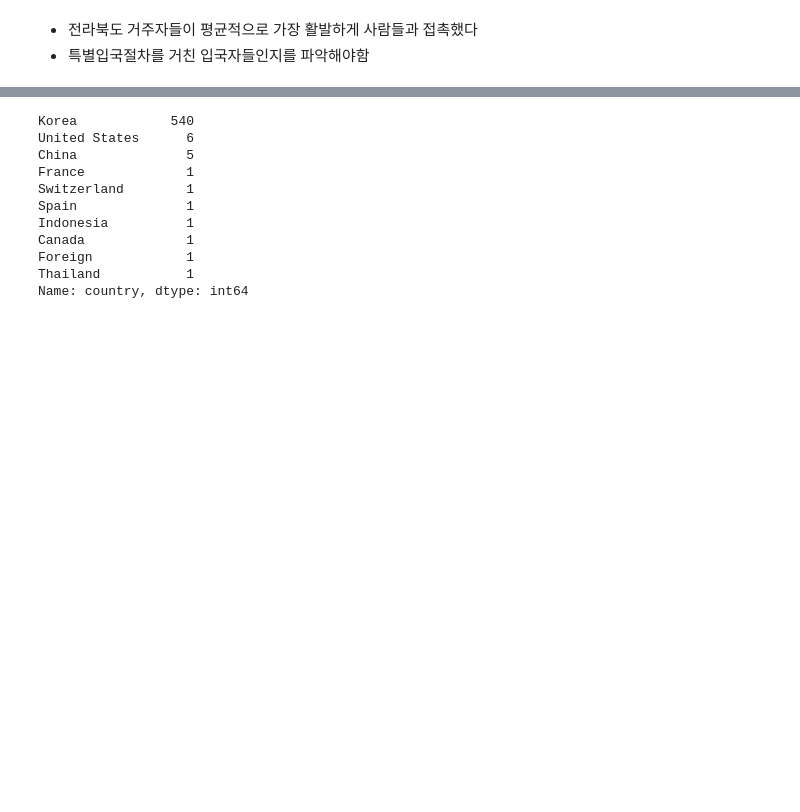
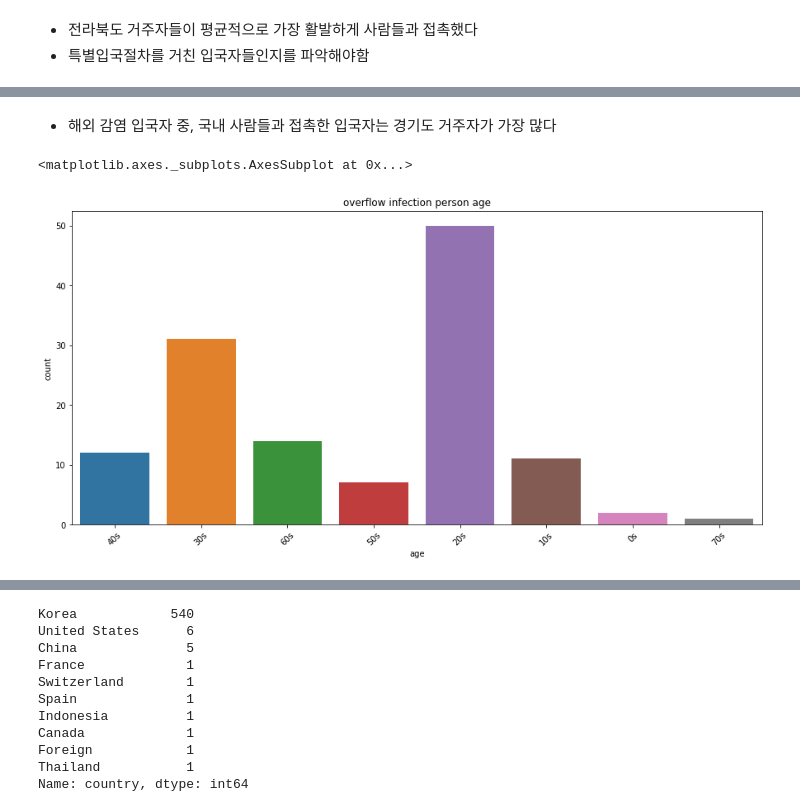
Before and after one commit to dbsgh3344/kaggle_study, a Jupyter notebook: dacon_Corona_Visualization/Oversea inflow.ipynb, the cells around one changed output, grey strips where cells are left out. Drawn from its saved outputs; the diff is of its cells as text; code cells hidden in the pictures; blank space fills up the shorter version.

```diff
--- a/dacon_Corona_Visualization/Oversea inflow.ipynb
+++ b/dacon_Corona_Visualization/Oversea inflow.ipynb
@@ -173,0 +196,10 @@ sns.barplot(data=p_os[['contact_number']].groupby(p_os.province).mean(),x=p_os[[
+# %% [markdown]
+- 해외 감염 입국자 중, 국내 사람들과 접촉한 입국자는 경기도 거주자가 가장 많다
+# %%
+plt.figure(figsize=(15,7))
+plt.xticks(rotation=45)
+plt.title('overflow infection person age')
+sns.countplot(data= contact_person,x='age')
+# %% [output]
+<matplotlib.axes._subplots.AxesSubplot at 0x...>
+[figure, added]
```
Also changed, not shown: parts of 65 cells of this notebook.
